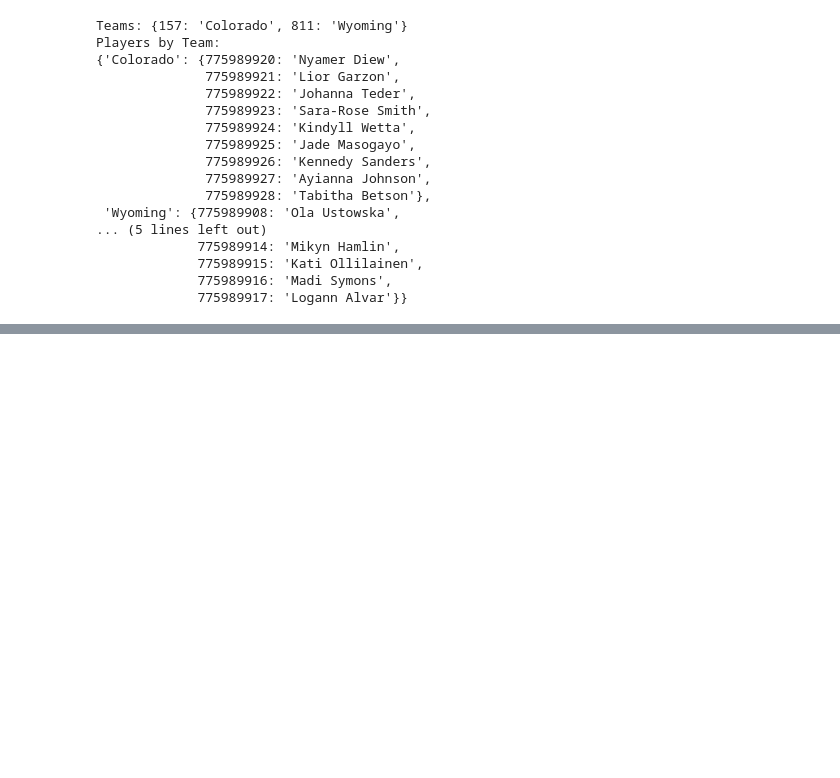
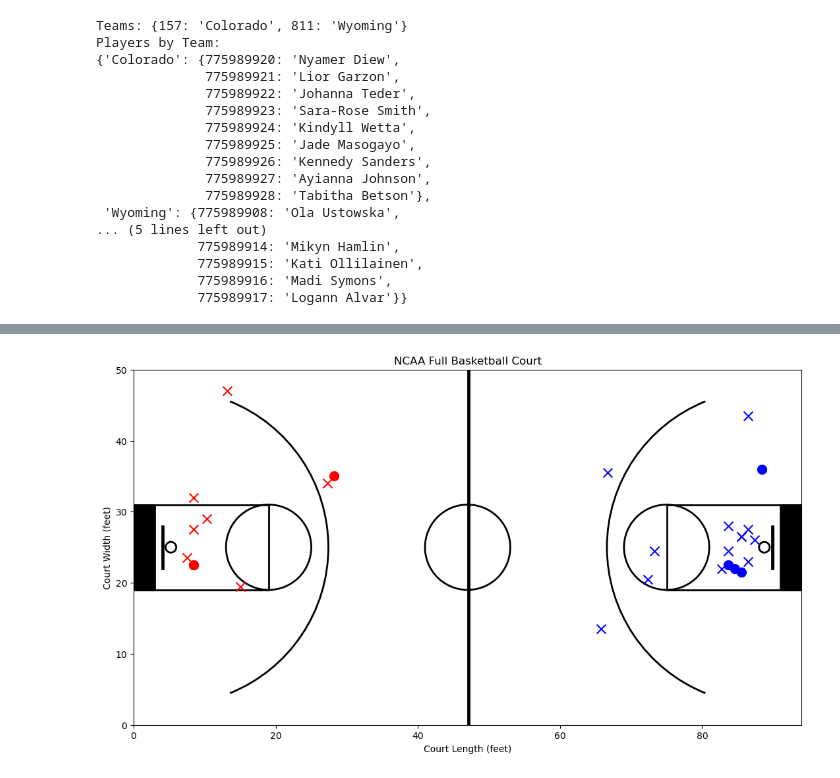
Before and after one commit to roryhr/code, a Jupyter notebook: notebooks/basketball.ipynb, the cells around one changed output, grey strips where cells are left out. Saved outputs shown, nothing was run; the diff lists cells and outputs as text; code cells hidden in the pictures; blank space fills up the shorter version.

```diff
--- a/notebooks/basketball.ipynb
+++ b/notebooks/basketball.ipynb
@@ -476,0 +234,4 @@ plt.show()
+# %%
+plot_shots(shot_df[shot_df.meta_info.str.contains("period_2")].to_dict("records"))
+# %% [output]
+[figure, added]
```
Also changed, not shown: parts of 13 cells of this notebook, 1 other file.
